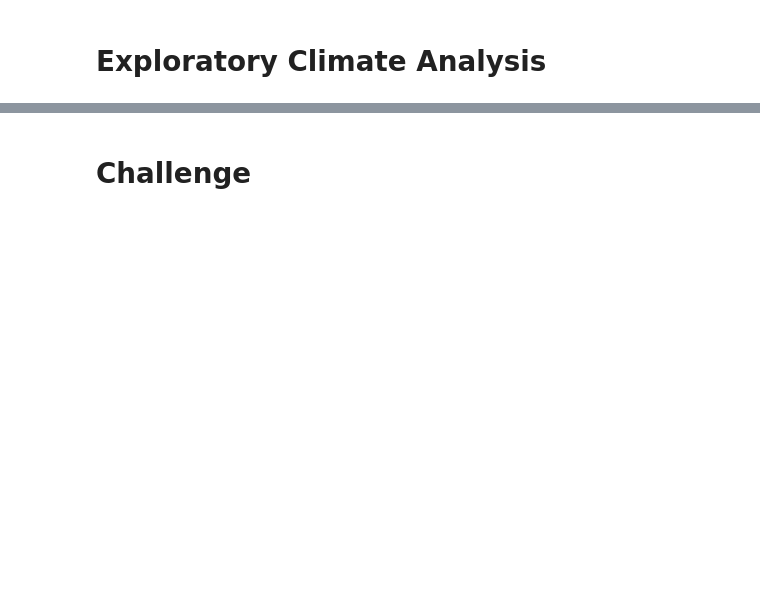
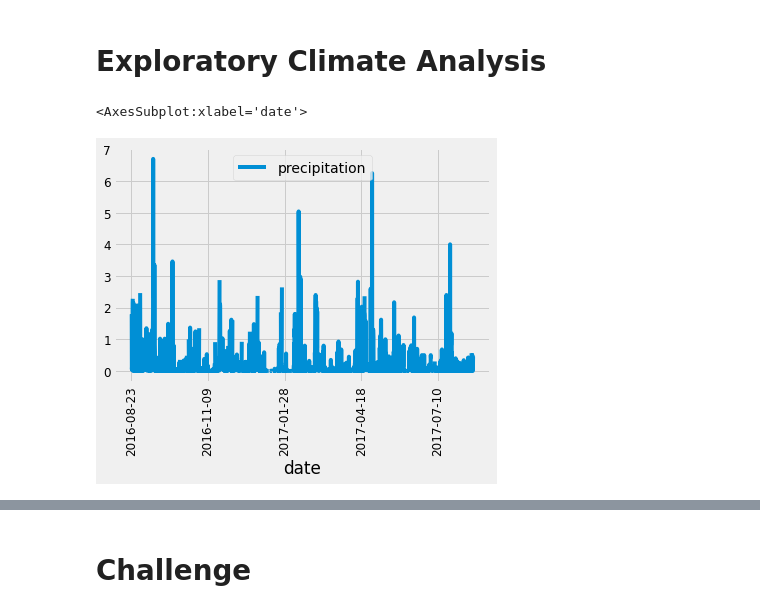
Before and after one commit to EvenXu2022/surfs_up, a Jupyter notebook: climate_analysis.ipynb, the cells around one changed output, grey strips where cells are left out. Saved outputs shown, nothing was run; the diff lists cells and outputs as text; code cells hidden in the pictures; blank space fills up the shorter version.

```diff
--- a/climate_analysis.ipynb
+++ b/climate_analysis.ipynb
@@ -52,22 +58,25 @@ session = Session(engine)
 # %%
 # Design a query to retrieve the last 12 months of precipitation data and plot the results.
 #Starting from the last data point in the database.
 cur_year = dt.date(2017,8,23)
 
 # Calculate the date one year from the last date in data set
 prev_year = cur_year - dt.timedelta(days = 365)
 prev_year
 # Perform a query to retrieve the data and precipitation scores
 results = session.query(Measurement.date,Measurement.prcp).filter(Measurement.date>=prev_year).all()
 # Save the query results as a Pandas DataFrame and set the index to the date column
 df = pd.DataFrame(results, columns = ['date','precipitation'])
 # Sort the dataframe by date
 df.set_index(df['date'],inplace = True)
 # print(df.to_string(index=False))
 df = df.sort_index()
 df
 # Use Pandas Plotting with Matplotlib to plot the data
-df.plot(rot='vertical',fontsize = 10)
+df.plot(rot='vertical',fontsize = 12)
+# %% [output]
+<AxesSubplot:xlabel='date'>
+[figure, added]
 # %%
 # Use Pandas to calcualte the summary statistics for the precipitation data
 df.describe()
```
Also changed, not shown: parts of 13 cells of this notebook, 2 other files.
